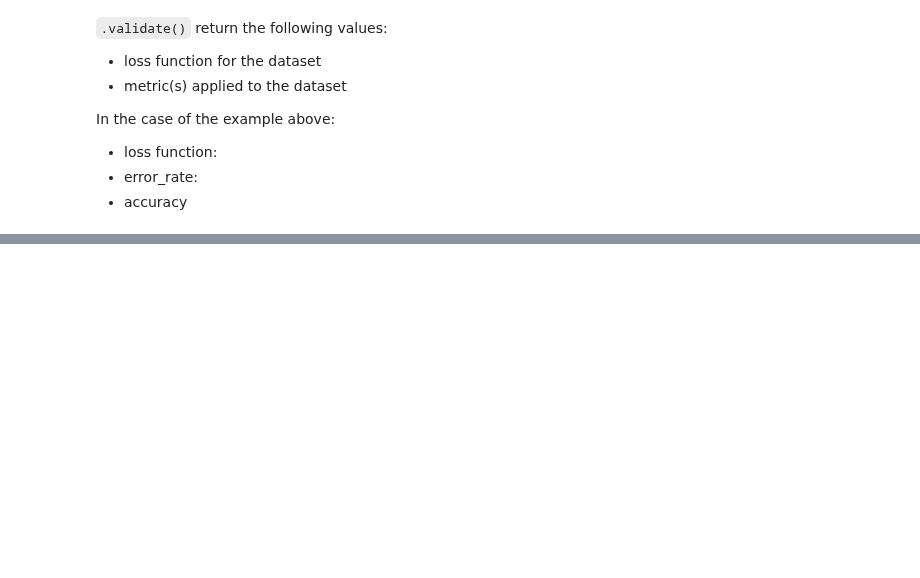
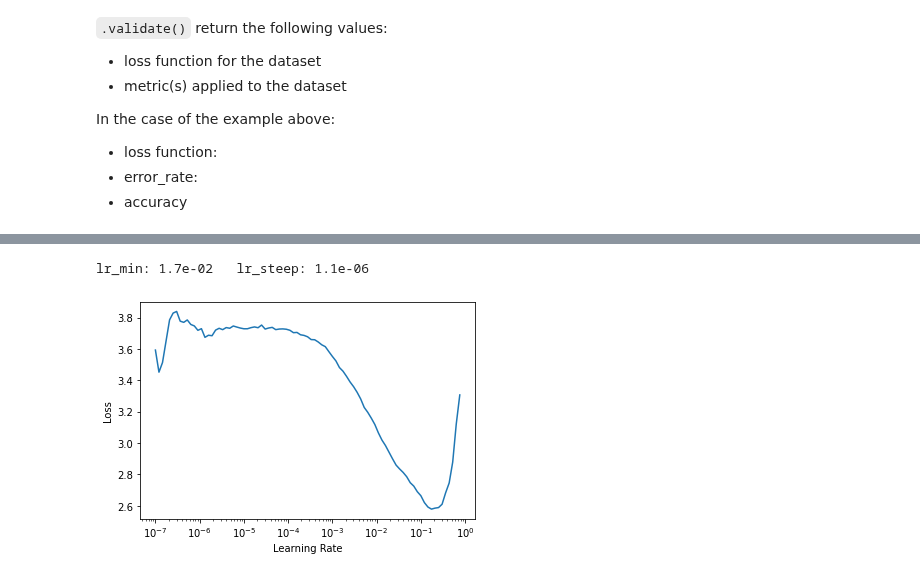
Before and after one commit to Aravinda89/fastai_bootcamp, a Jupyter notebook: Gayan_DL201_Pract_1.ipynb, the cells around one changed output, grey strips where cells are left out. Cells and saved outputs as stored; diff of their text form; code cells hidden in the pictures; blank space fills up the shorter version.

```diff
--- a/Gayan_DL201_Pract_1.ipynb
+++ b/Gayan_DL201_Pract_1.ipynb
@@ -167,0 +224,6 @@ accuracy: 99.070%
+# %%
+learn = cnn_learner(dls, arch=resnet18, metrics=[error_rate, accuracy])
+# %%
+lr_min, lr_steep = learn.lr_find()
+print(f"lr_min: {lr_min:.1e}   lr_steep: {lr_steep:.1e}")
+# %% [output]
@@ -167,0 +231,2 @@ accuracy: 99.070%
+lr_min: 1.7e-02   lr_steep: 1.1e-06
+[figure, added]
```
Also changed, not shown: parts of 40 cells of this notebook.
